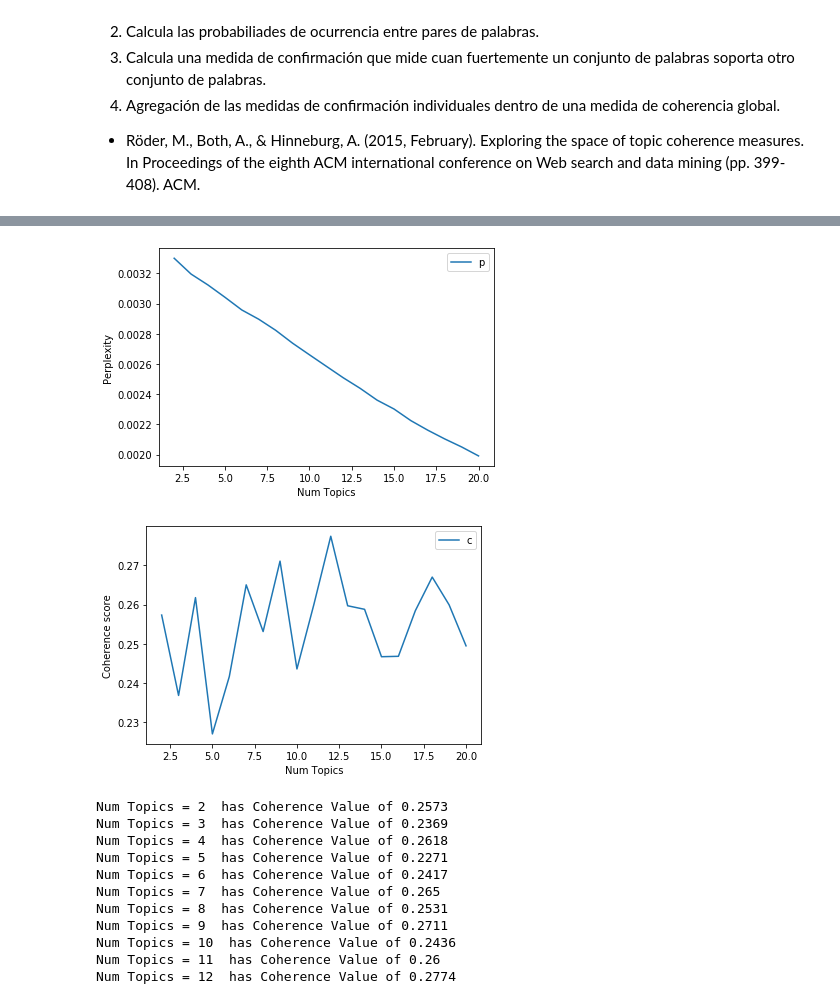
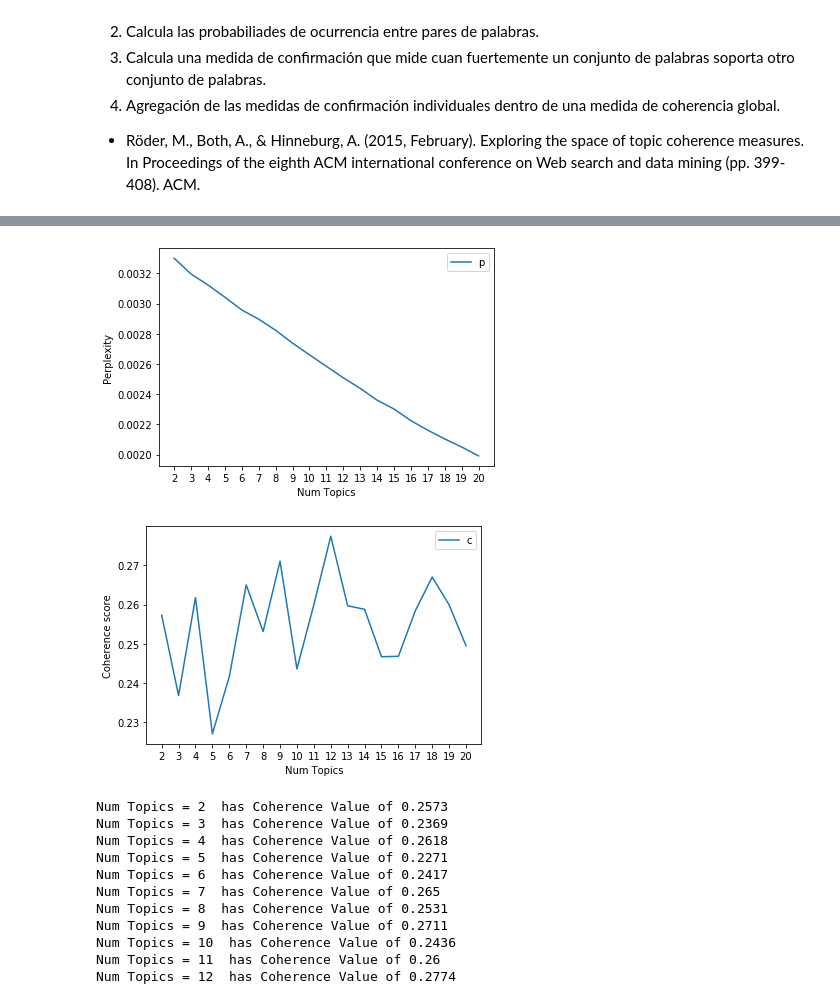
Before and after one commit to dgarridoa/Lab7_TextMining, a Jupyter notebook: Auxiliar_TextMining_TopicModeling.ipynb, the cells around one changed output, grey strips where cells are left out. Saved outputs shown, nothing was run; the diff lists cells and outputs as text; code cells hidden in the pictures.

```diff
--- a/Auxiliar_TextMining_TopicModeling.ipynb
+++ b/Auxiliar_TextMining_TopicModeling.ipynb
@@ -346,23 +328,23 @@ Wall time: 1min 45s
 # %%
-limit=20; start=2; step=1;
-x = range(start, limit+1, step)
+x = range(2, 21, 1)
 plt.plot(x, perplexity_values)
 plt.xlabel("Num Topics")
 plt.ylabel("Perplexity")
 plt.legend(("perplexity_values"), loc='best')
+plt.xticks(x)
 plt.show()
 # %% [output]
-[figure, old version]
+[figure, new version]
 # %%
-limit=20; start=2; step=1;
-x = range(start, limit+1, step)
+x = range(2, 21, 1)
 plt.plot(x, coherence_values)
 plt.xlabel("Num Topics")
 plt.ylabel("Coherence score")
 plt.legend(("coherence_values"), loc='best')
+plt.xticks(x)
 plt.show()
 # %% [output]
-[figure, old version]
+[figure, new version]
 # %%
 for m, cv in zip(x, coherence_values):
     print("Num Topics =", m, " has Coherence Value of", round(cv, 4))
```
Also changed, not shown: parts of 9 cells of this notebook, 1 other file.
